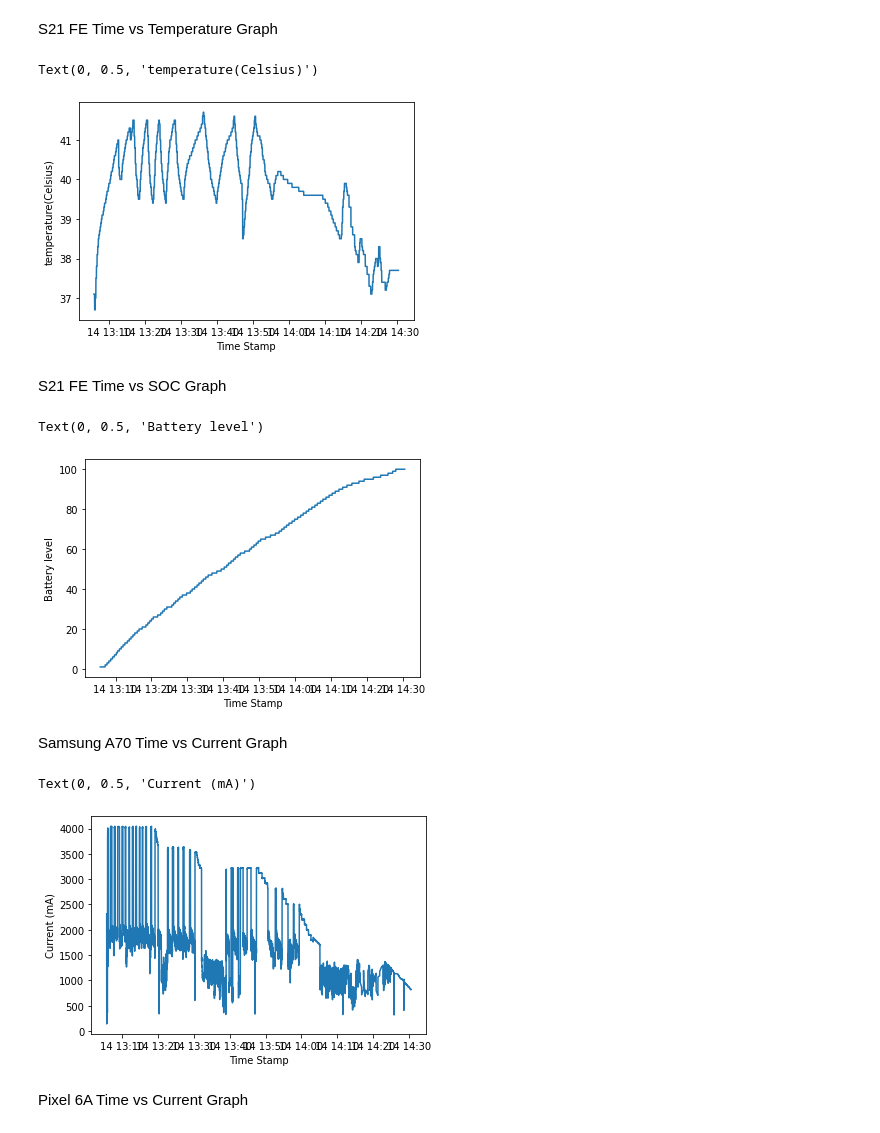
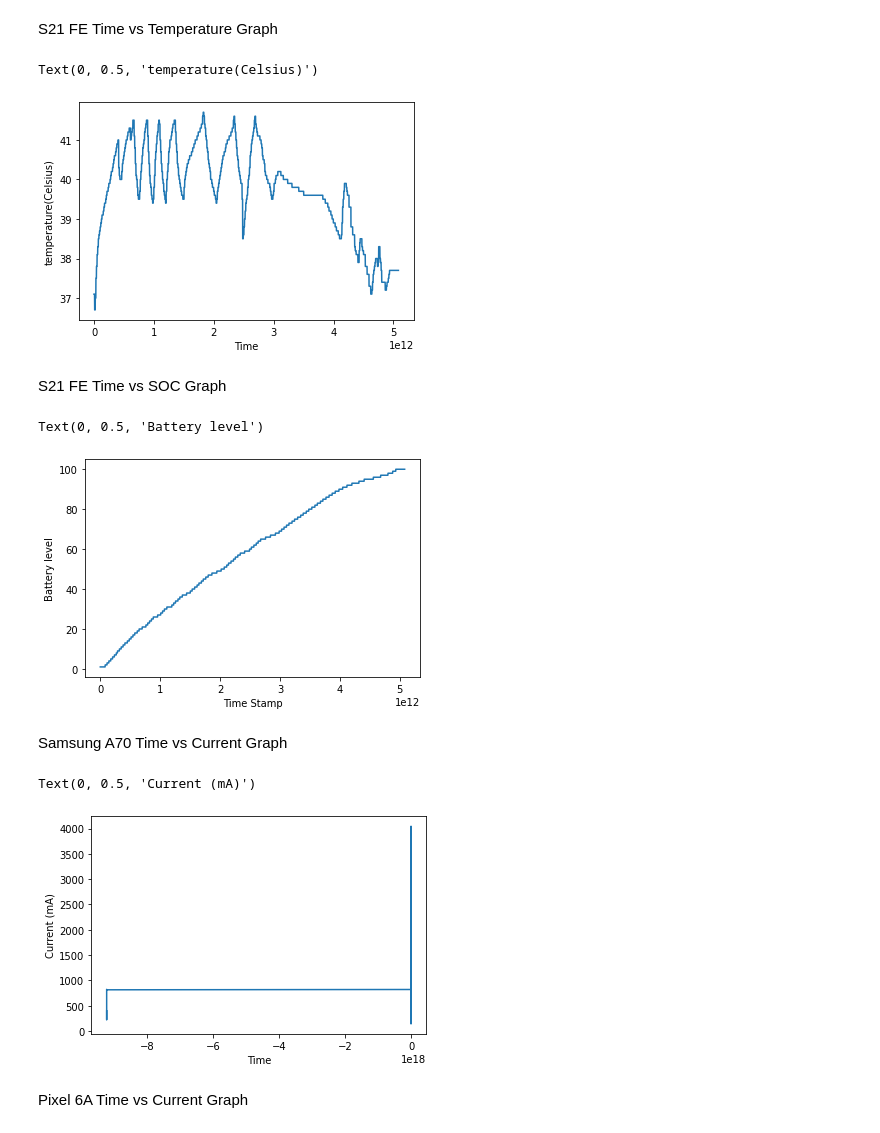
Before and after one commit to hrishi463/Phone-Battery, a Jupyter notebook: new_main.ipynb, the cells around one changed output. Cells and saved outputs as stored; diff of their text form; code cells hidden in the pictures.

Commit message:
more changes to datetime

```diff
--- a/new_main.ipynb
+++ b/new_main.ipynb
@@ -10,9 +10,9 @@ pixel4a = pd.read_csv("dataset/pixel_4a-data.csv")
 converting a feature to date time
 # %%
 s21fe["timestamp"] = pd.to_datetime(s21fe["timestamp"])
-pixel4a["timestamp"] = pd.to_datetime(s21fe["timestamp"])
-pixel6a["timestamp"] = pd.to_datetime(s21fe["timestamp"])
-a70["timestamp"] = pd.to_datetime(s21fe["timestamp"])
+pixel4a["timestamp"] = pd.to_datetime(pixel4a["timestamp"])
+pixel6a["timestamp"] = pd.to_datetime(pixel6a["timestamp"])
+a70["timestamp"] = pd.to_datetime(a70["timestamp"])
 # %%
 t1 = s21fe.iloc[0,0]
 t2 = a70.iloc[0,0]
@@ -101,36 +110,36 @@ Text(0, 0.5, 'Power(W)')
 # %% [markdown]
 S21 FE Time vs Temperature Graph
 # %%
-x = s21fe["timestamp"]
+x = s21fe["time_elasped"]
 y = s21fe["battery_temperature(Celsius)"]
 plt.plot(x, y)
-plt.xlabel("Time Stamp")
+plt.xlabel("Time")
 plt.ylabel("temperature(Celsius)")
 # %% [output]
 Text(0, 0.5, 'temperature(Celsius)')
-[figure, old version]
+[figure, new version]
 # %% [markdown]
 S21 FE Time vs SOC Graph
 # %%
-x = s21fe["timestamp"]
+x = s21fe["time_elasped"]
 y = s21fe["battery_percent"]
 plt.plot(x, y)
 plt.xlabel("Time Stamp")
 plt.ylabel("Battery level")
 # %% [output]
 Text(0, 0.5, 'Battery level')
-[figure, old version]
+[figure, new version]
 # %% [markdown]
 Samsung A70 Time vs Current Graph
 # %%
-x = a70["timestamp"]
+x = a70["time_elasped"]
 y = a70["current(mA)"]
 plt.plot(x, y)
-plt.xlabel("Time Stamp")
+plt.xlabel("Time")
 plt.ylabel("Current (mA)")
 # %% [output]
 Text(0, 0.5, 'Current (mA)')
-[figure, old version]
+[figure, new version]
 # %% [markdown]
 Pixel 6A Time vs Current Graph
 # %%
```
Also changed, not shown: parts of 6 cells of this notebook.
